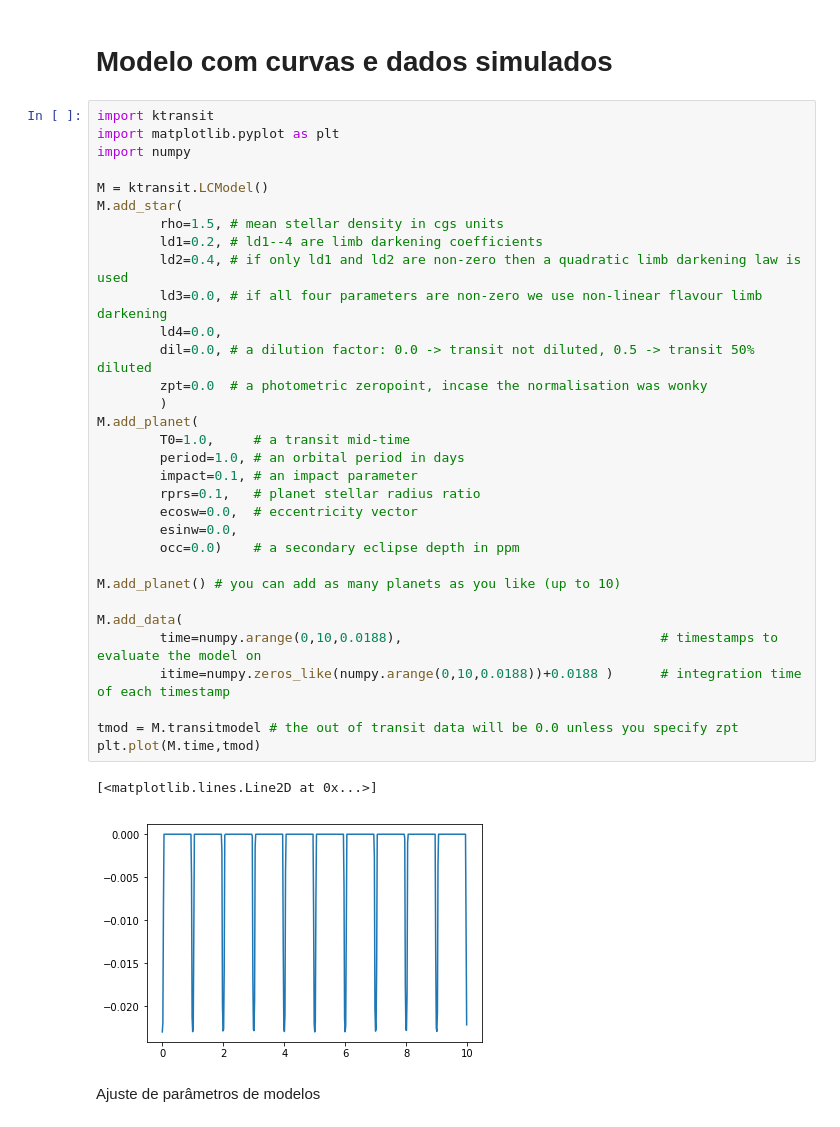
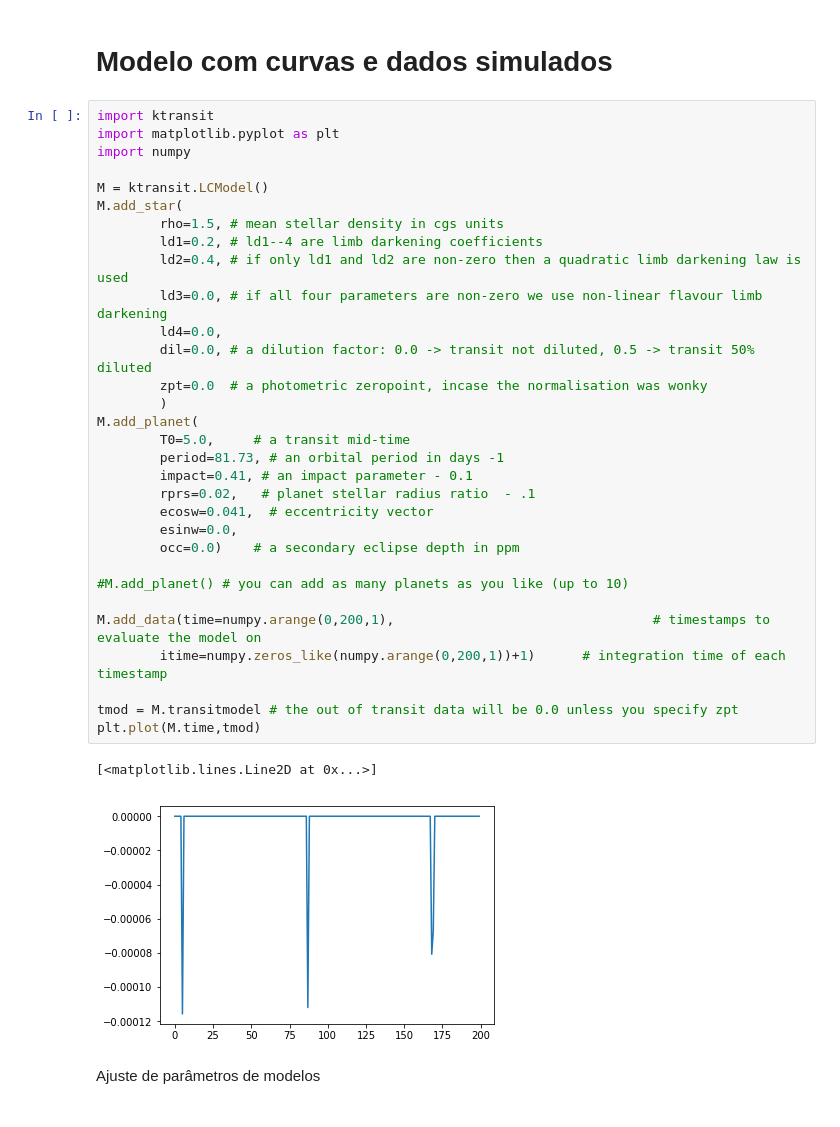
Before and after one commit to AmauriKudaka/Astro, a Jupyter notebook: Copy_of_Astroinformática_II_Aula_03.ipynb, the cells around one changed output. Drawn from its saved outputs; the diff is of its cells as text.

```diff
--- a/Copy_of_Astroinformática_II_Aula_03.ipynb
+++ b/Copy_of_Astroinformática_II_Aula_03.ipynb
@@ -46,38 +39,37 @@ plt.plot(time,earthlc)
 # %%
 import ktransit
 import matplotlib.pyplot as plt
 import numpy
 
 M = ktransit.LCModel()
 M.add_star(
         rho=1.5, # mean stellar density in cgs units
         ld1=0.2, # ld1--4 are limb darkening coefficients
         ld2=0.4, # if only ld1 and ld2 are non-zero then a quadratic limb darkening law is used
         ld3=0.0, # if all four parameters are non-zero we use non-linear flavour limb darkening
         ld4=0.0,
         dil=0.0, # a dilution factor: 0.0 -> transit not diluted, 0.5 -> transit 50% diluted
         zpt=0.0  # a photometric zeropoint, incase the normalisation was wonky
         )
 M.add_planet(
-        T0=1.0,     # a transit mid-time
-        period=1.0, # an orbital period in days
-        impact=0.1, # an impact parameter
-        rprs=0.1,   # planet stellar radius ratio
-        ecosw=0.0,  # eccentricity vector
+        T0=5.0,     # a transit mid-time
+        period=81.73, # an orbital period in days -1
+        impact=0.41, # an impact parameter - 0.1
+        rprs=0.02,   # planet stellar radius ratio  - .1
+        ecosw=0.041,  # eccentricity vector
         esinw=0.0,
         occ=0.0)    # a secondary eclipse depth in ppm
 
-M.add_planet() # you can add as many planets as you like (up to 10)
+#M.add_planet() # you can add as many planets as you like (up to 10)
 
-M.add_data(
-        time=numpy.arange(0,10,0.0188),                                 # timestamps to evaluate the model on
-        itime=numpy.zeros_like(numpy.arange(0,10,0.0188))+0.0188 )      # integration time of each timestamp
+M.add_data(time=numpy.arange(0,200,1),                                 # timestamps to evaluate the model on
+        itime=numpy.zeros_like(numpy.arange(0,200,1))+1)      # integration time of each timestamp
 
 tmod = M.transitmodel # the out of transit data will be 0.0 unless you specify zpt
 plt.plot(M.time,tmod)
 # %% [output]
 [<matplotlib.lines.Line2D at 0x...>]
-[figure, old version]
+[figure, new version]
 # %% [markdown]
 Ajuste de parâmetros de modelos
 # %%
```
Also changed, not shown: parts of 9 cells of this notebook.
